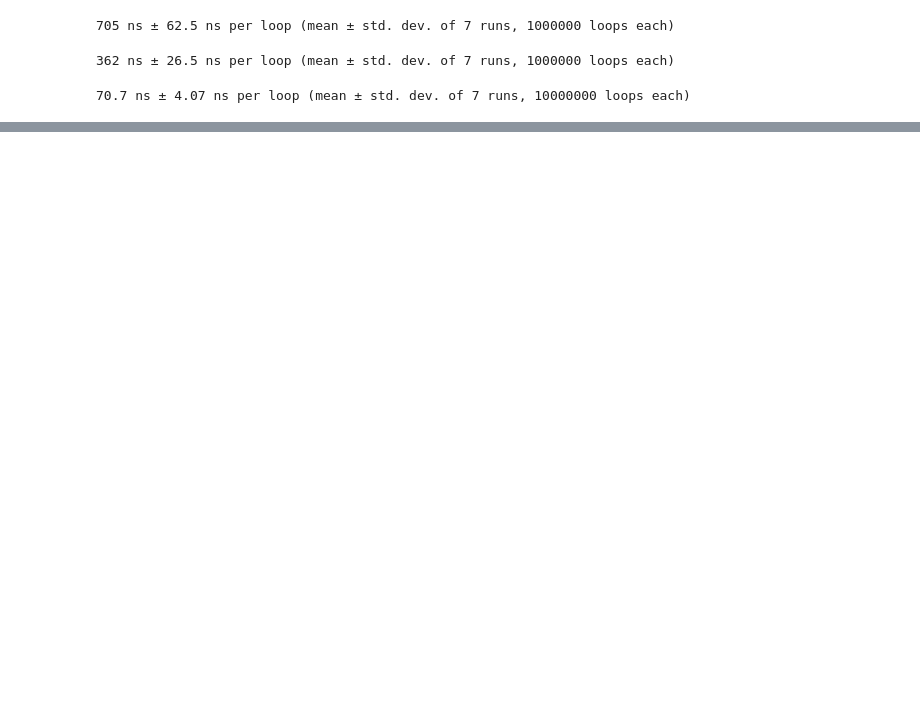
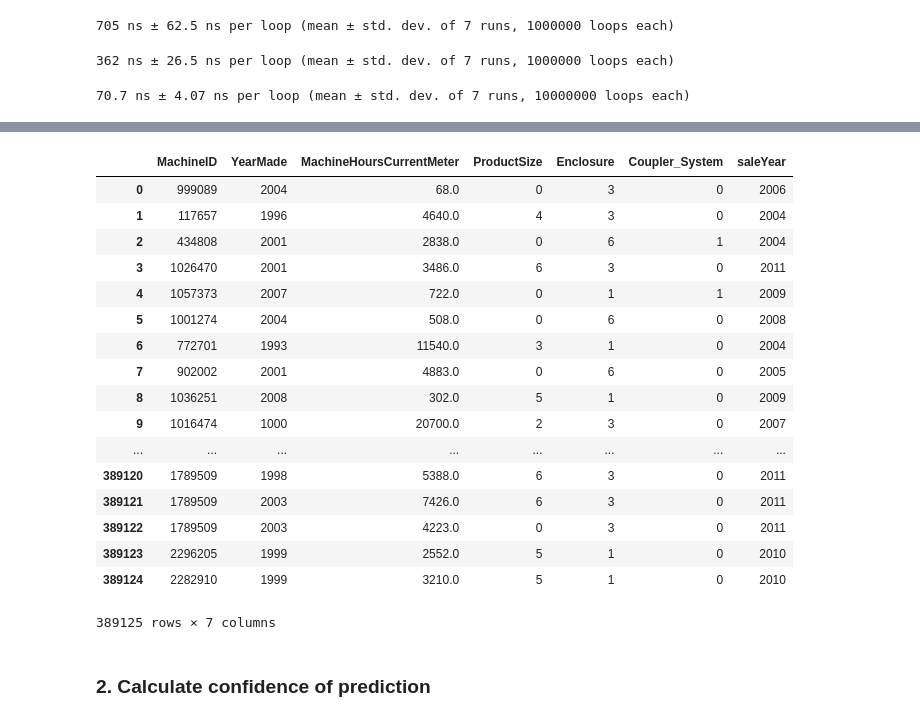
Before and after one commit to ibunny01/fastai, a Jupyter notebook: courses/ml1/lesson3-rf_foundations.ipynb, the cells around one changed output, grey strips where cells are left out. Saved outputs shown, nothing was run; the diff lists cells and outputs as text; code cells hidden in the pictures; blank space fills up the shorter version.

```diff
--- a/courses/ml1/lesson3-rf_foundations.ipynb
+++ b/courses/ml1/lesson3-rf_foundations.ipynb
@@ -464,0 +600,23 @@ def fib3(int n):
+# %%
+X_train[cols]
+# %% [output]
+|  | MachineID | YearMade | MachineHoursCurrentMeter | ProductSize | Enclosure | Coupler_System | saleYear |
+| 0 | 999089 | 2004 | 68.0 | 0 | 3 | 0 | 2006 |
+| 1 | 117657 | 1996 | 4640.0 | 4 | 3 | 0 | 2004 |
+| 2 | 434808 | 2001 | 2838.0 | 0 | 6 | 1 | 2004 |
+| 3 | 1026470 | 2001 | 3486.0 | 6 | 3 | 0 | 2011 |
+| 4 | 1057373 | 2007 | 722.0 | 0 | 1 | 1 | 2009 |
+| 5 | 1001274 | 2004 | 508.0 | 0 | 6 | 0 | 2008 |
+| 6 | 772701 | 1993 | 11540.0 | 3 | 1 | 0 | 2004 |
+| 7 | 902002 | 2001 | 4883.0 | 0 | 6 | 0 | 2005 |
+| 8 | 1036251 | 2008 | 302.0 | 5 | 1 | 0 | 2009 |
+| 9 | 1016474 | 1000 | 20700.0 | 2 | 3 | 0 | 2007 |
+| ... | ... | ... | ... | ... | ... | ... | ... |
+| 389120 | 1789509 | 1998 | 5388.0 | 6 | 3 | 0 | 2011 |
+| 389121 | 1789509 | 2003 | 7426.0 | 6 | 3 | 0 | 2011 |
+| 389122 | 1789509 | 2003 | 4223.0 | 0 | 3 | 0 | 2011 |
+| 389123 | 2296205 | 1999 | 2552.0 | 5 | 1 | 0 | 2010 |
+| 389124 | 2282910 | 1999 | 3210.0 | 5 | 1 | 0 | 2010 |
+389125 rows × 7 columns
+# %% [markdown]
+### 2. Calculate confidence of prediction
```
Also changed, not shown: parts of 31 cells of this notebook, 12 other files.
